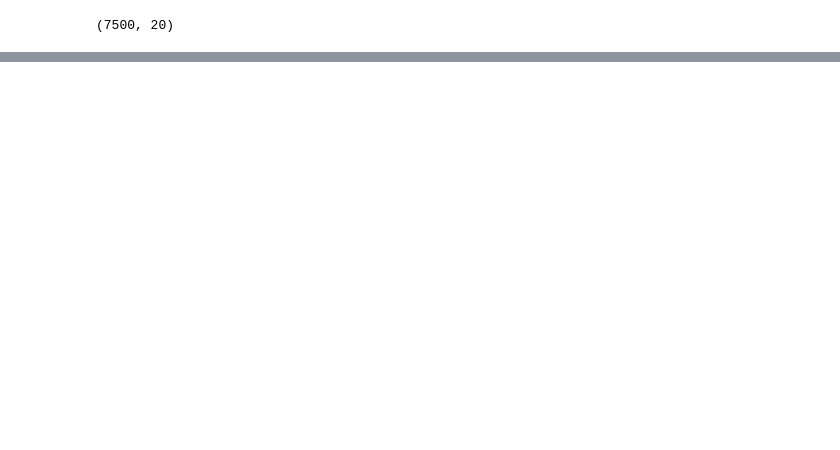
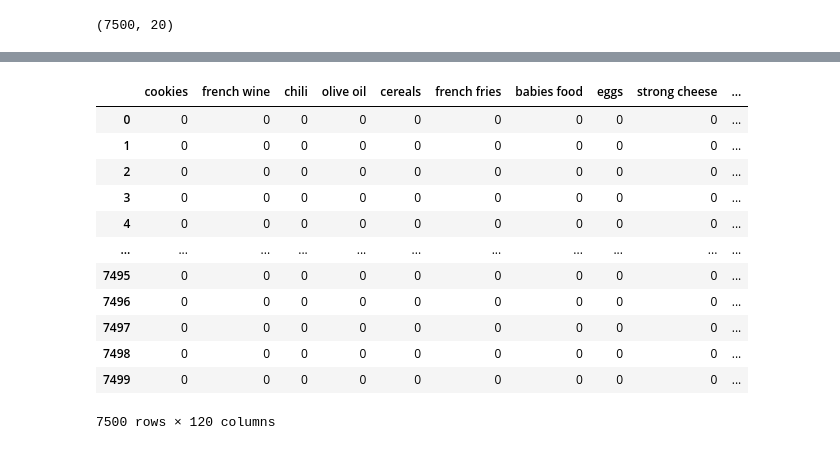
Before and after one commit to swastikbanerjee/ML_Lab, a Jupyter notebook: 2348566_Lab3.ipynb, the cells around one changed output, grey strips where cells are left out. Cells and saved outputs as stored; diff of their text form; code cells hidden in the pictures; blank space fills up the shorter version.

```diff
--- a/2348566_Lab3.ipynb
+++ b/2348566_Lab3.ipynb
@@ -116,0 +42,18 @@ print(binary_matrix)
+# %%
+items = list(set(x for y in list_of_lists for x in y))
+df = pd.DataFrame(0, index=range(7500), columns = items)
+df
+# %% [output]
+|  | cookies | french wine | chili | olive oil | cereals | french fries | babies food | eggs | strong cheese | ... |
+| 0 | 0 | 0 | 0 | 0 | 0 | 0 | 0 | 0 | 0 | ... |
+| 1 | 0 | 0 | 0 | 0 | 0 | 0 | 0 | 0 | 0 | ... |
+| 2 | 0 | 0 | 0 | 0 | 0 | 0 | 0 | 0 | 0 | ... |
+| 3 | 0 | 0 | 0 | 0 | 0 | 0 | 0 | 0 | 0 | ... |
+| 4 | 0 | 0 | 0 | 0 | 0 | 0 | 0 | 0 | 0 | ... |
+| ... | ... | ... | ... | ... | ... | ... | ... | ... | ... | ... |
+| 7495 | 0 | 0 | 0 | 0 | 0 | 0 | 0 | 0 | 0 | ... |
+| 7496 | 0 | 0 | 0 | 0 | 0 | 0 | 0 | 0 | 0 | ... |
+| 7497 | 0 | 0 | 0 | 0 | 0 | 0 | 0 | 0 | 0 | ... |
+| 7498 | 0 | 0 | 0 | 0 | 0 | 0 | 0 | 0 | 0 | ... |
+| 7499 | 0 | 0 | 0 | 0 | 0 | 0 | 0 | 0 | 0 | ... |
+7500 rows × 120 columns
```
Also changed, not shown: parts of 14 cells of this notebook.
